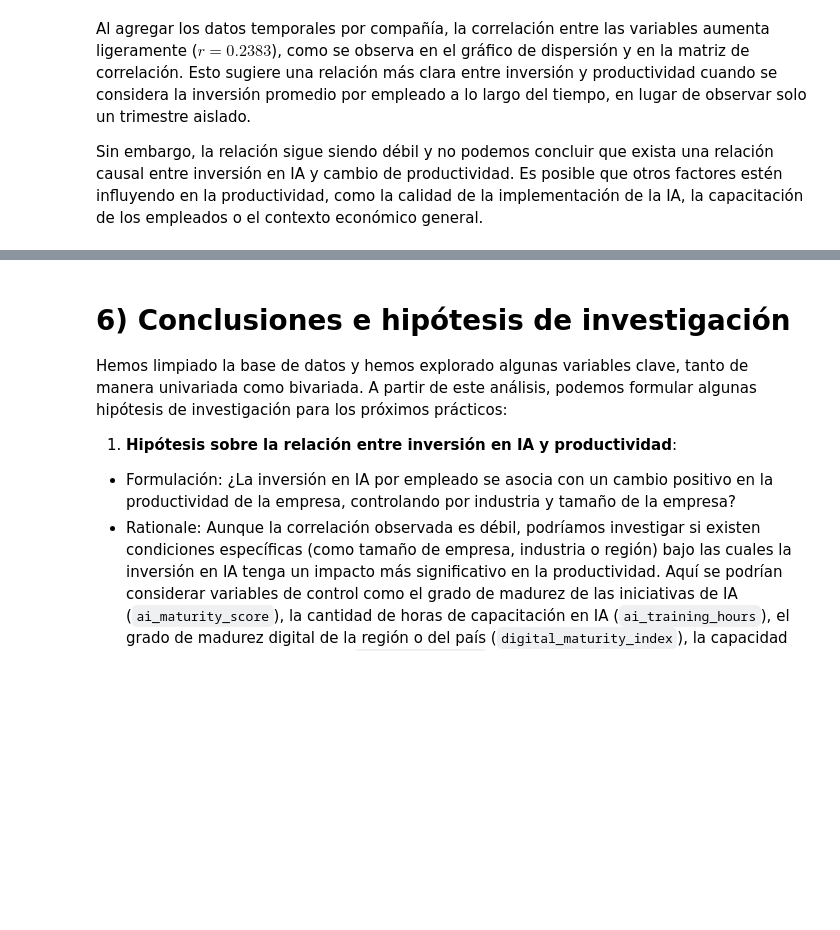
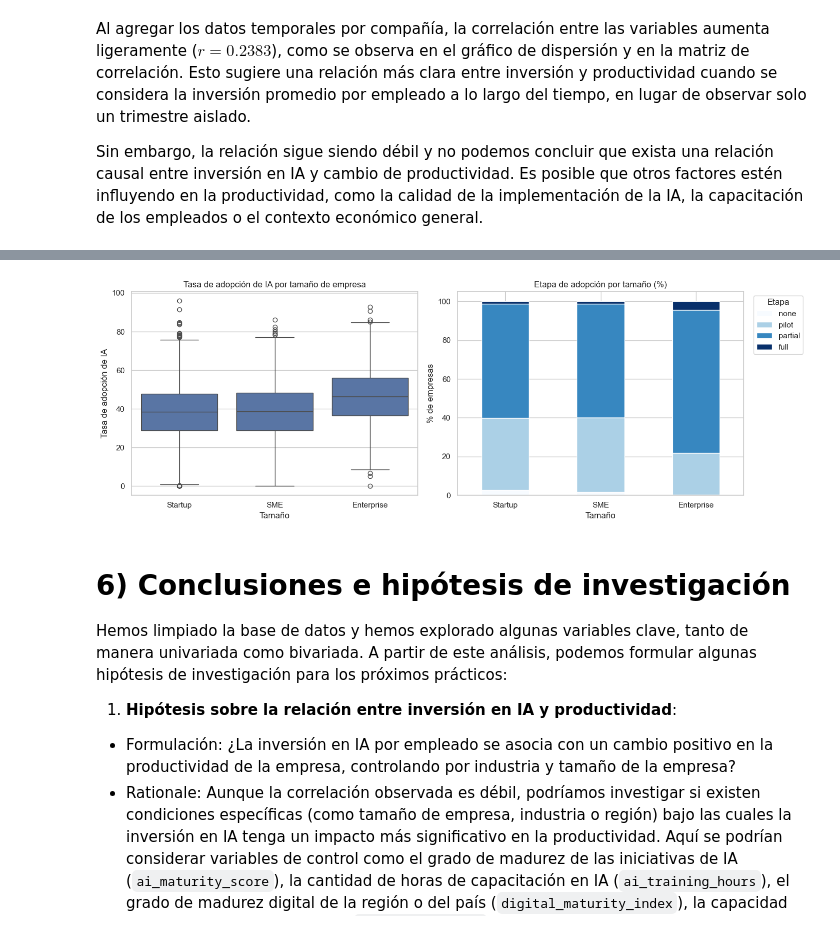
Before and after one commit to Ericsig/DiploDatos, a Jupyter notebook: notebook/eda_notebook.ipynb, the cells around one changed output, grey strips where cells are left out. Drawn from its saved outputs; the diff is of its cells as text; code cells hidden in the pictures; blank space fills up the shorter version.

Commit message:
Analisis ai_adoption por tamaño, acomode el orden, regresion sin valores nulos en inversion

```diff
--- a/notebook/eda_notebook.ipynb
+++ b/notebook/eda_notebook.ipynb
@@ -1594,3 +1636,45 @@ contrastar en los próximos prácticos.*
+# %%
+orden = ['Startup', 'SME', 'Enterprise']
+orden_etapas = ['none', 'pilot', 'partial', 'full']
+
+# --- Vista 1: tasa de adopción por tamaño (usa company_limpio, último trimestre) ---
+latest_size = latest.dropna(subset=['ai_adoption_rate', 'company_size'])
+
+# --- Vista 2: composición de etapas por tamaño ---
+# Se usan los datos CRUDOS (company) para recuperar la categoría 'none',
+# que en company_limpio quedó convertida a NA durante la limpieza.
+company_q = company.copy()
+company_q['quarter_num'] = company_q['quarter'].str.extract(r'(\d)')[0].astype(int)
+latest_crudo = company_q[
+    company_q['survey_year'].eq(latest_year) &
+    company_q['quarter_num'].eq(latest_quarter)
+]
+
+ct = pd.crosstab(
+    latest_crudo['company_size'],
+    latest_crudo['ai_adoption_stage'],
+    normalize='index'
+).reindex(orden)
+ct = ct[[c for c in orden_etapas if c in ct.columns]] * 100  # solo etapas presentes, en orden
+
+# --- Gráfico ---
+fig, (ax1, ax2) = plt.subplots(1, 2, figsize=(14, 5))
+
+sns.boxplot(data=latest_size, x='company_size', y='ai_adoption_rate',
+            order=orden, ax=ax1, color='#4C72B0')
+ax1.set_title('Tasa de adopción de IA por tamaño de empresa')
+ax1.set_xlabel('Tamaño'); ax1.set_ylabel('Tasa de adopción de IA')
+
+ct.plot(kind='bar', stacked=True, ax=ax2, colormap='Blues')
+ax2.set_title('Etapa de adopción por tamaño (%)')
+ax2.set_xlabel('Tamaño'); ax2.set_ylabel('% de empresas')
+ax2.legend(title='Etapa', bbox_to_anchor=(1.02, 1))
+ax2.tick_params(axis='x', rotation=0)
+
+plt.tight_layout()
+plt.show()
+# %% [output]
+[figure, added]
 # %% [markdown]
 # 6) Conclusiones e hipótesis de investigación
 
```
Also changed, not shown: parts of 38 cells of this notebook.
